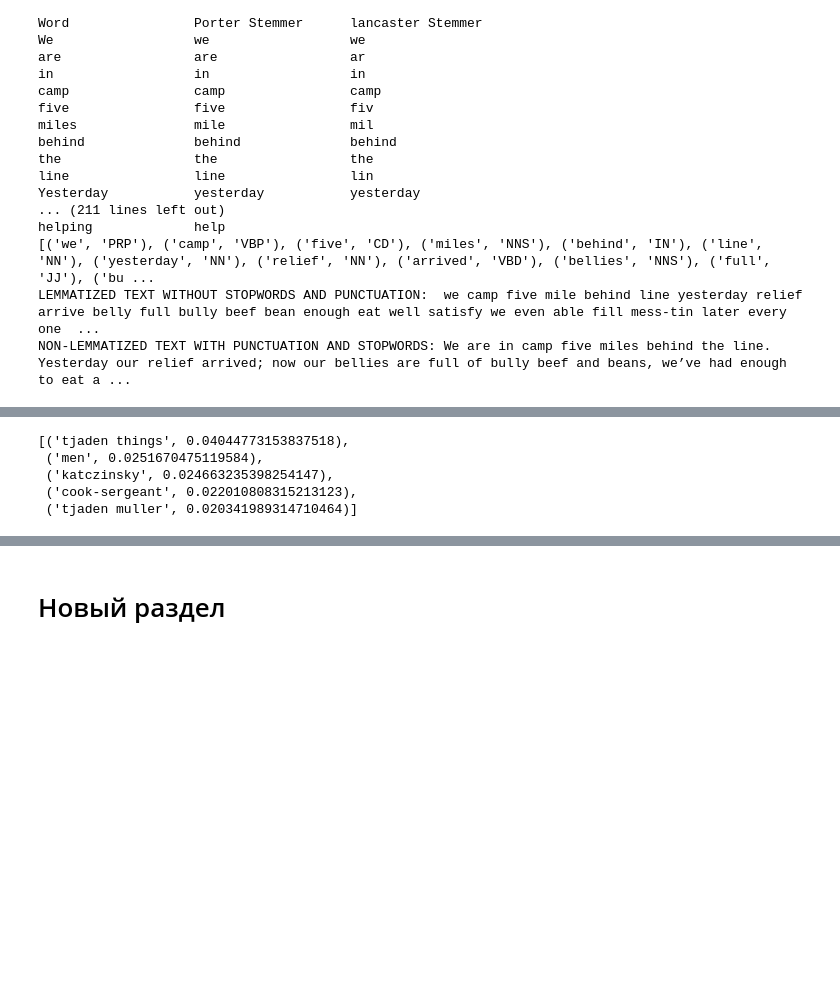
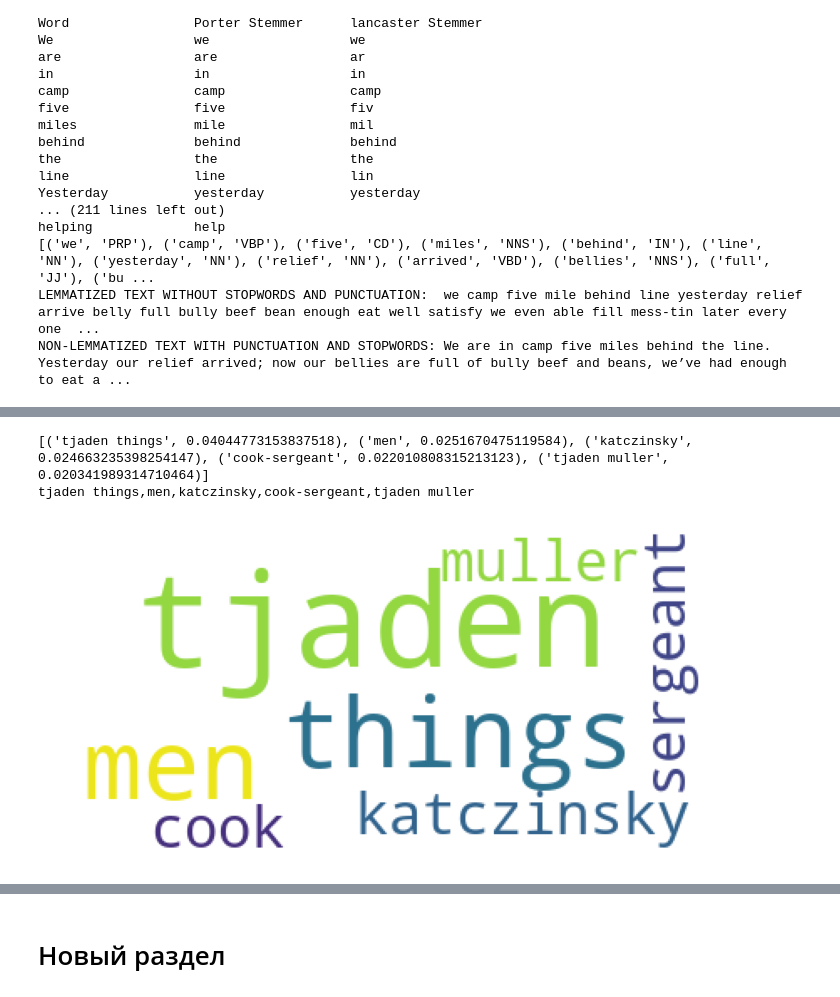
Before and after one commit to malysheva8434/python_files, a Jupyter notebook: HW_Malysheva_Tatiana_ALATA22.ipynb, the cells around one changed output, grey strips where cells are left out. Cells and saved outputs as stored; diff of their text form; code cells hidden in the pictures; blank space fills up the shorter version.

```diff
--- a/HW_Malysheva_Tatiana_ALATA22.ipynb
+++ b/HW_Malysheva_Tatiana_ALATA22.ipynb
@@ -308,17 +331,33 @@ Successfully installed networkx-2.8.8
 # %%
 #TopicRank
 extractor=pke.unsupervised.TopicRank()
 extractor.load_document(input=my_text1, language='en')
 extractor.candidate_selection()
 extractor.candidate_weighting()
 keyphrases = extractor.get_n_best(n=5)
 keyphrases
+
+y = keyphrases
+print(y)
+x=[]
+for i in y:
+    x.append(i[0])
+x=','.join(x)
+print(x)
+
+import matplotlib.pyplot as plt
+from wordcloud import WordCloud
+wordcloud = WordCloud(background_color="white").generate(str(x))
+
+plt.figure(figsize = (12, 12))
+plt.imshow(wordcloud)
+
+plt.axis("off")
+plt.show()
 # %% [output]
-[('tjaden things', 0.04044773153837518),
- ('men', 0.0251670475119584),
- ('katczinsky', 0.024663235398254147),
- ('cook-sergeant', 0.022010808315213123),
- ('tjaden muller', 0.020341989314710464)]
+[('tjaden things', 0.04044773153837518), ('men', 0.0251670475119584), ('katczinsky', 0.024663235398254147), ('cook-sergeant', 0.022010808315213123), ('tjaden muller', 0.020341989314710464)]
+tjaden things,men,katczinsky,cook-sergeant,tjaden muller
+[figure, added]
 # %%
 extractor=pke.unsupervised.TextRank()
 extractor.load_document(input=my_text1, language='en', normalization=None)
```
Also changed, not shown: parts of 12 cells of this notebook.
